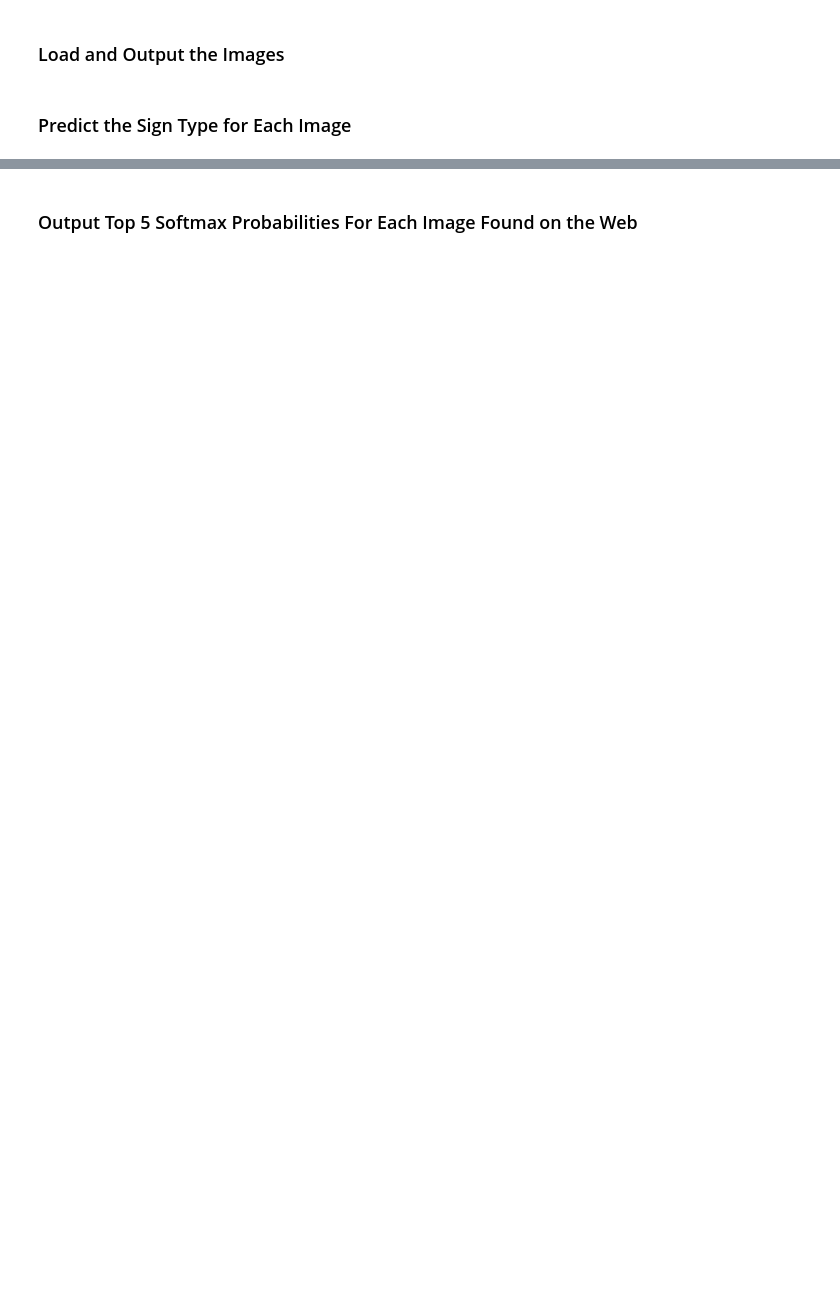
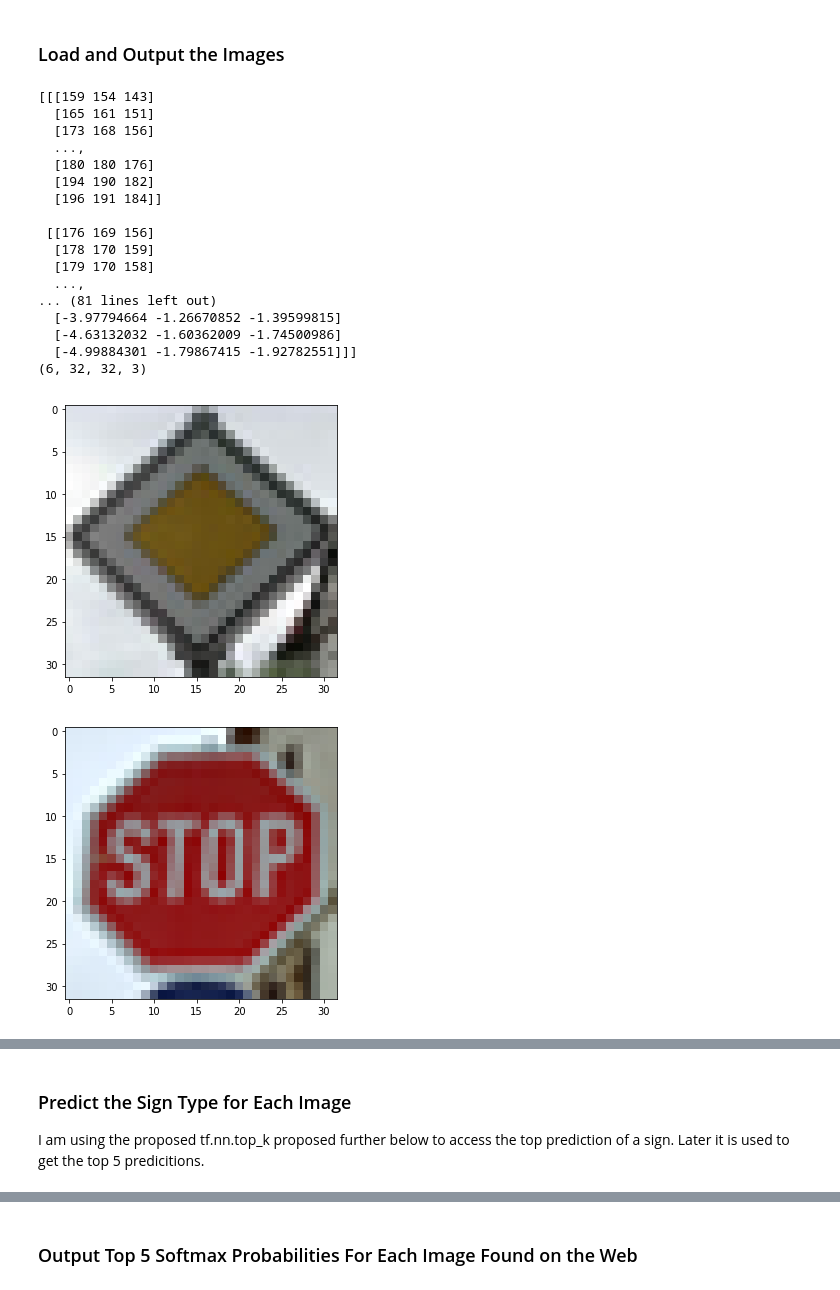
Before and after one commit to einrob/TS_CNN, a Jupyter notebook: Traffic_Sign_Classifier.ipynb, the cells around one changed output, grey strips where cells are left out. Saved outputs shown, nothing was run; the diff lists cells and outputs as text; code cells hidden in the pictures; blank space fills up the shorter version.

```diff
--- a/Traffic_Sign_Classifier.ipynb
+++ b/Traffic_Sign_Classifier.ipynb
@@ -1380,2 +1505,0 @@ You may find `signnames.csv` useful as it contains mappings from the class id (i
-# %% [markdown]
-### Predict the Sign Type for Each Image
@@ -1385,0 +1506,59 @@ You may find `signnames.csv` useful as it contains mappings from the class id (i
+# %%
+### Load the images and plot them here.
+### Make sure to pre-process the images with the same pre-processing pipeline used earlier.
+
+
+import glob
+import cv2
+
+# Getting the image paths
+sorted_sign_images = sorted(glob.glob('./new_signs/*.png'))
+# Defining the class of the choosen images by hand
+labels = np.array([12, 14, 15, 17, 22, 33])
+
+
+
+# Defining an emtpy list that is going to take the images
+X_test_new = []
+
+# Iterating through found image paths
+for sign_image in sorted_sign_images:
+    # I read in the forum that open cv is loading images in BGR format
+    # So I am converting it to RGB right away
+    image = cv2.cvtColor(cv2.imread(sign_image), cv2.COLOR_BGR2RGB)
+    #print(image)
+    X_test_new.append(image)
+    # Show the loaded image
+    plt.figure(figsize=(5,5))
+    plt.imshow(image)
+
+print(X_test_new[2])
+
+X_test_new_normalized = np.empty((6,32,32,3), dtype=np.float)
+
+for i in range(len(X_test_new)):
+    X_test_new_normalized[i] = normalize_images(X_test_new[i])
+
+# Take a look at the data to verify that channels are normalized
+print(X_test_new_normalized[2])
+print(X_test_new_normalized.shape)
+# %% [output]
+[[[159 154 143]
+  [165 161 151]
+  [173 168 156]
+  ...,
+  [180 180 176]
+  [194 190 182]
+  [196 191 184]]
+
+ [[176 169 156]
+  [178 170 159]
+  [179 170 158]
+  ...,
+... (81 lines left out)
+  [-3.97794664 -1.26670852 -1.39599815]
+  [-4.63132032 -1.60362009 -1.74500986]
+  [-4.99884301 -1.79867415 -1.92782551]]]
+(6, 32, 32, 3)
+[figure, added]
+[figure, added]
@@ -1385,0 +1569,4 @@ You may find `signnames.csv` useful as it contains mappings from the class id (i
+# %% [markdown]
+### Predict the Sign Type for Each Image
+
+I am using the proposed tf.nn.top_k proposed further below to access the top prediction of a sign. Later it is used to get the top 5 predicitions.
```
Also changed, not shown: parts of 33 cells of this notebook, 3 other files.
